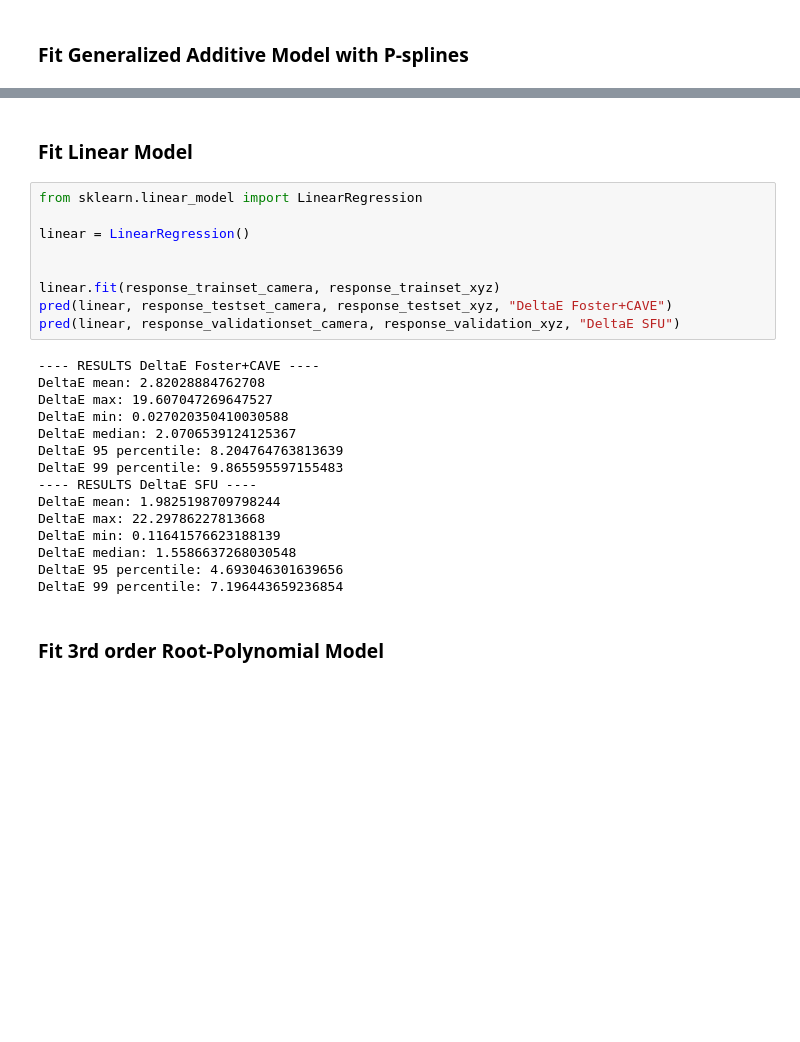
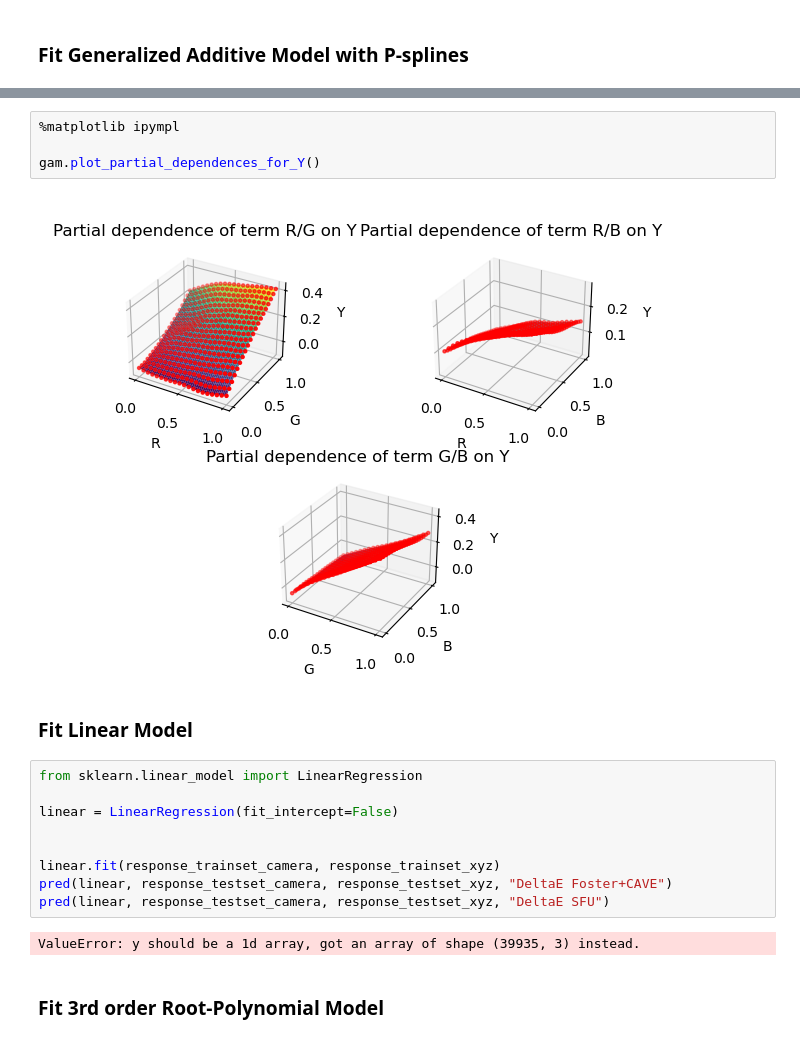
Before and after one commit to JoniSuominen/CameraCalibration, a Jupyter notebook: model_evaluation.ipynb, the cells around one changed output, grey strips where cells are left out. Saved outputs shown, nothing was run; the diff lists cells and outputs as text; blank space fills up the shorter version.

```diff
--- a/model_evaluation.ipynb
+++ b/model_evaluation.ipynb
@@ -94,29 +116,22 @@ DeltaE 99 percentile: 6.949538949557216
+# %%
+%matplotlib ipympl
+
+gam.plot_partial_dependences_for_Y()
+# %% [output]
+[figure, added]
 # %% [markdown]
 ### Fit Linear Model
 # %%
 from sklearn.linear_model import LinearRegression
 
-linear = LinearRegression()
+linear = LinearRegression(fit_intercept=False)
 
 
 linear.fit(response_trainset_camera, response_trainset_xyz)
 pred(linear, response_testset_camera, response_testset_xyz, "DeltaE Foster+CAVE")
-pred(linear, response_validationset_camera, response_validation_xyz, "DeltaE SFU")
+pred(linear, response_testset_camera, response_testset_xyz, "DeltaE SFU")
 # %% [output]
----- RESULTS DeltaE Foster+CAVE ----
-DeltaE mean: 2.82028884762708
-DeltaE max: 19.607047269647527
-DeltaE min: 0.027020350410030588
-DeltaE median: 2.0706539124125367
-DeltaE 95 percentile: 8.204764763813639
-DeltaE 99 percentile: 9.865595597155483
----- RESULTS DeltaE SFU ----
-DeltaE mean: 1.9825198709798244
-DeltaE max: 22.29786227813668
-DeltaE min: 0.11641576623188139
-DeltaE median: 1.5586637268030548
-DeltaE 95 percentile: 4.693046301639656
-DeltaE 99 percentile: 7.196443659236854
+ValueError: y should be a 1d array, got an array of shape (39935, 3) instead.
 # %% [markdown]
 ### Fit 3rd order Root-Polynomial Model
 # %%
```
Also changed, not shown: parts of 16 cells of this notebook, 6 other files.
